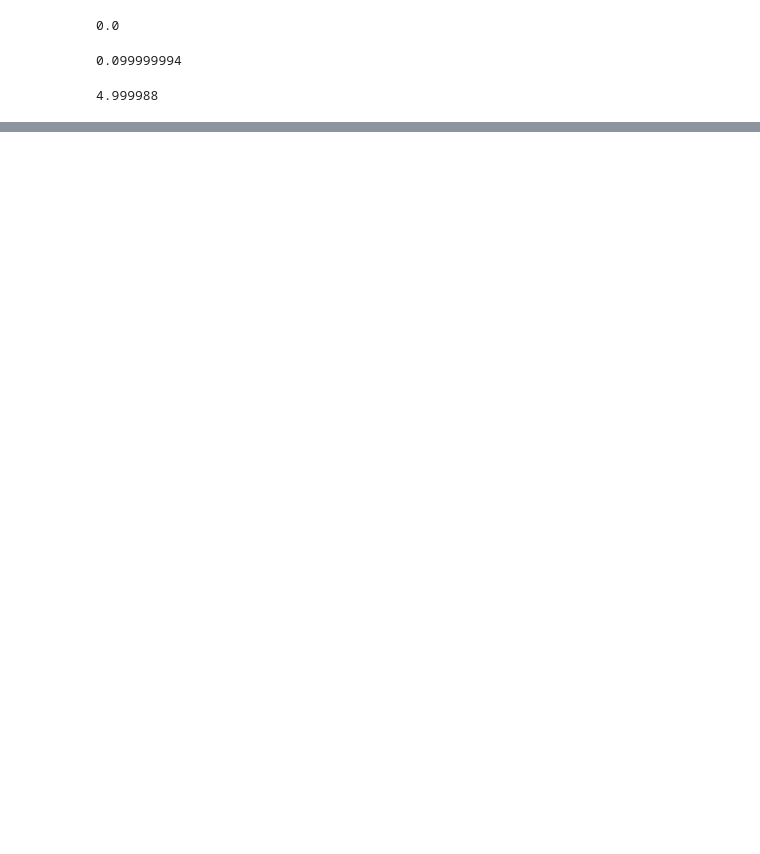
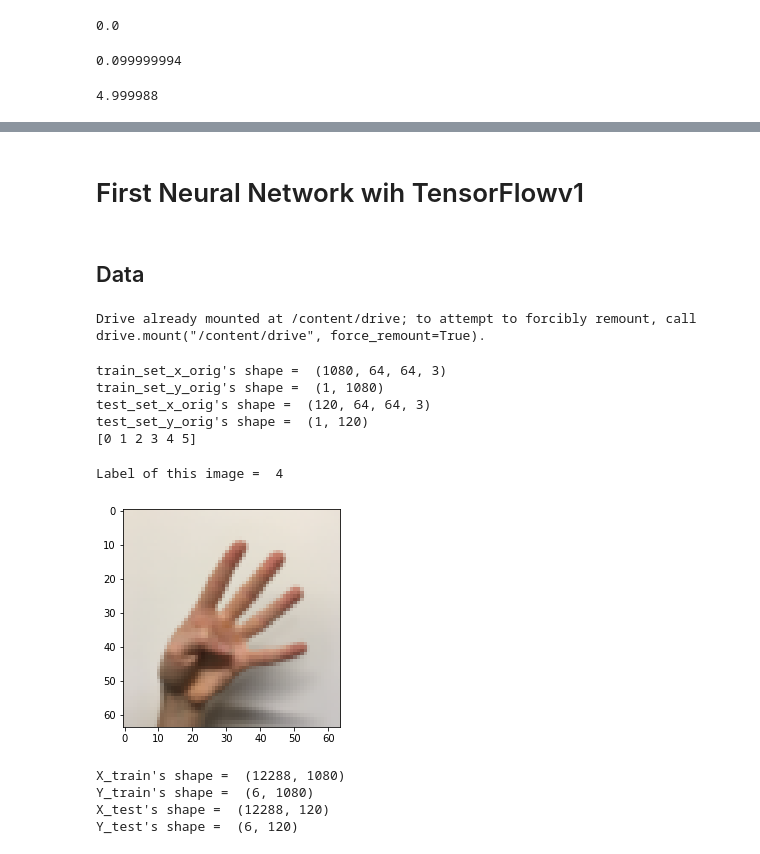
Before and after one commit to vishkaush/misc-projects, a Jupyter notebook: TensorFlowv1.ipynb, the cells around one changed output, grey strips where cells are left out. Cells and saved outputs as stored; diff of their text form; code cells hidden in the pictures; blank space fills up the shorter version.

```diff
--- a/TensorFlowv1.ipynb
+++ b/TensorFlowv1.ipynb
@@ -37,0 +263,4 @@ print(session.run(w))
+# %% [markdown]
+# First Neural Network wih TensorFlowv1
+# %% [markdown]
+## Data
@@ -37,0 +269,58 @@ print(session.run(w))
+# %%
+from google.colab import drive
+drive.mount('/content/drive')
+# %% [output]
+Drive already mounted at /content/drive; to attempt to forcibly remount, call drive.mount("/content/drive", force_remount=True).
+# %%
+train_dataset = h5py.File('/content/drive/MyDrive/andrew_dl_data/train_signs.h5', "r")
+X_train_orig = np.array(train_dataset["train_set_x"][:]) # your train set features
+Y_train_orig = np.array(train_dataset["train_set_y"][:]) # your train set labels
+
+test_dataset = h5py.File('/content/drive/MyDrive/andrew_dl_data/test_signs.h5', "r")
+X_test_orig = np.array(test_dataset["test_set_x"][:]) # your test set features
+Y_test_orig = np.array(test_dataset["test_set_y"][:]) # your test set labels
+
+classes = np.array(test_dataset["list_classes"][:]) # the list of classes
+
+Y_train_orig = Y_train_orig.reshape((1, Y_train_orig.shape[0]))
+Y_test_orig = Y_test_orig.reshape((1, Y_test_orig.shape[0]))
+
+print("train_set_x_orig's shape = ", X_train_orig.shape)
+print("train_set_y_orig's shape = ", Y_train_orig.shape)
+print("test_set_x_orig's shape = ", X_test_orig.shape)
+print("test_set_y_orig's shape = ", Y_test_orig.shape)
+print(classes)
+# %% [output]
+train_set_x_orig's shape =  (1080, 64, 64, 3)
+train_set_y_orig's shape =  (1, 1080)
+test_set_x_orig's shape =  (120, 64, 64, 3)
+test_set_y_orig's shape =  (1, 120)
+[0 1 2 3 4 5]
+# %%
+import matplotlib.pyplot as plt
+index = 60
+plt.imshow(X_train_orig[index])
+print("Label of this image = ", str(Y_train_orig[0, index]))
+# %% [output]
+Label of this image =  4
+[figure, added]
+# %%
+# Flatten the training and test images
+num_classes = 6
+X_train_flatten = X_train_orig.reshape(X_train_orig.shape[0], -1).T
+X_test_flatten = X_test_orig.reshape(X_test_orig.shape[0], -1).T
+# Normalize image vectors
+X_train = X_train_flatten/255.
+X_test = X_test_flatten/255.
+# Convert training and test labels to one hot matrices
+Y_train = np.eye(num_classes)[Y_train_orig.reshape(-1)].T
+Y_test = np.eye(num_classes)[Y_test_orig.reshape(-1)].T
+print("X_train's shape = ", X_train.shape)
+print("Y_train's shape = ", Y_train.shape)
+print("X_test's shape = ", X_test.shape)
+print("Y_test's shape = ", Y_test.shape)
+# %% [output]
+X_train's shape =  (12288, 1080)
+Y_train's shape =  (6, 1080)
+X_test's shape =  (12288, 120)
+Y_test's shape =  (6, 120)
```
Also changed, not shown: parts of 36 cells of this notebook.
